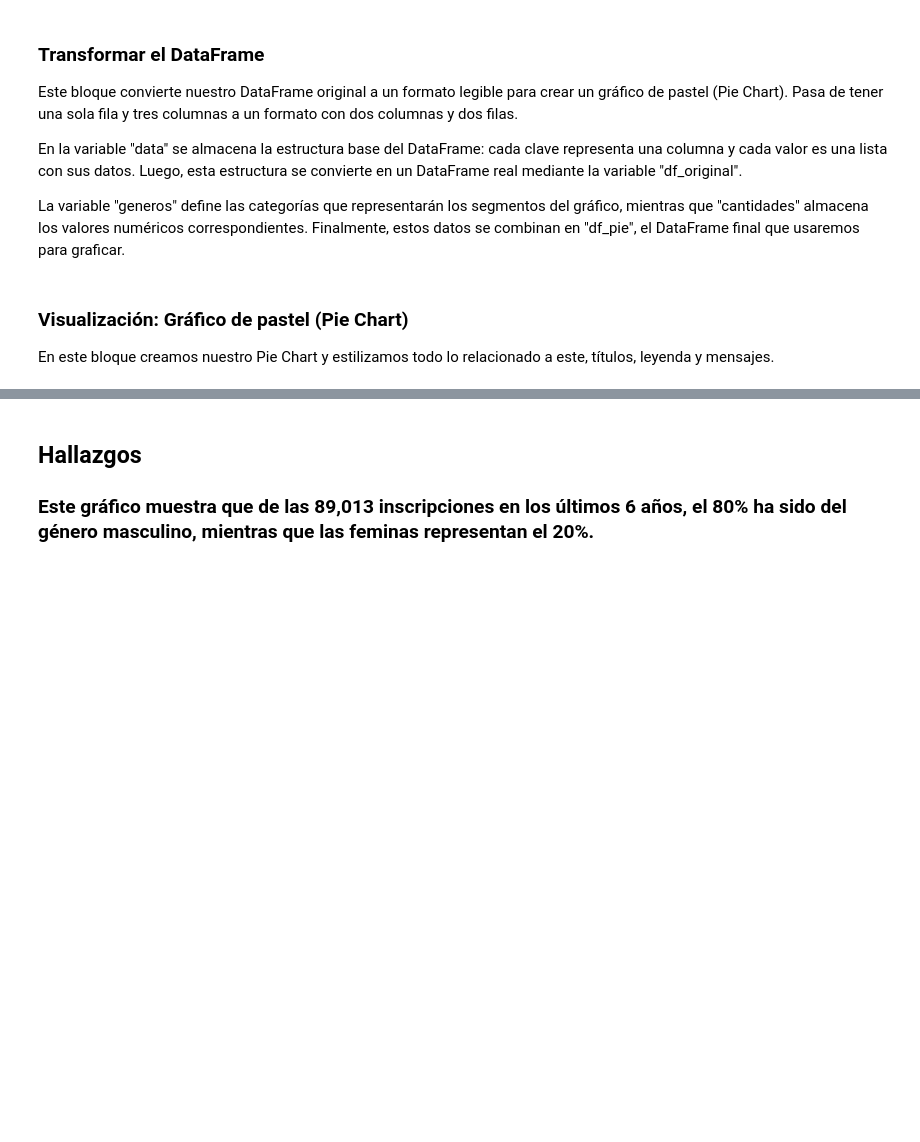
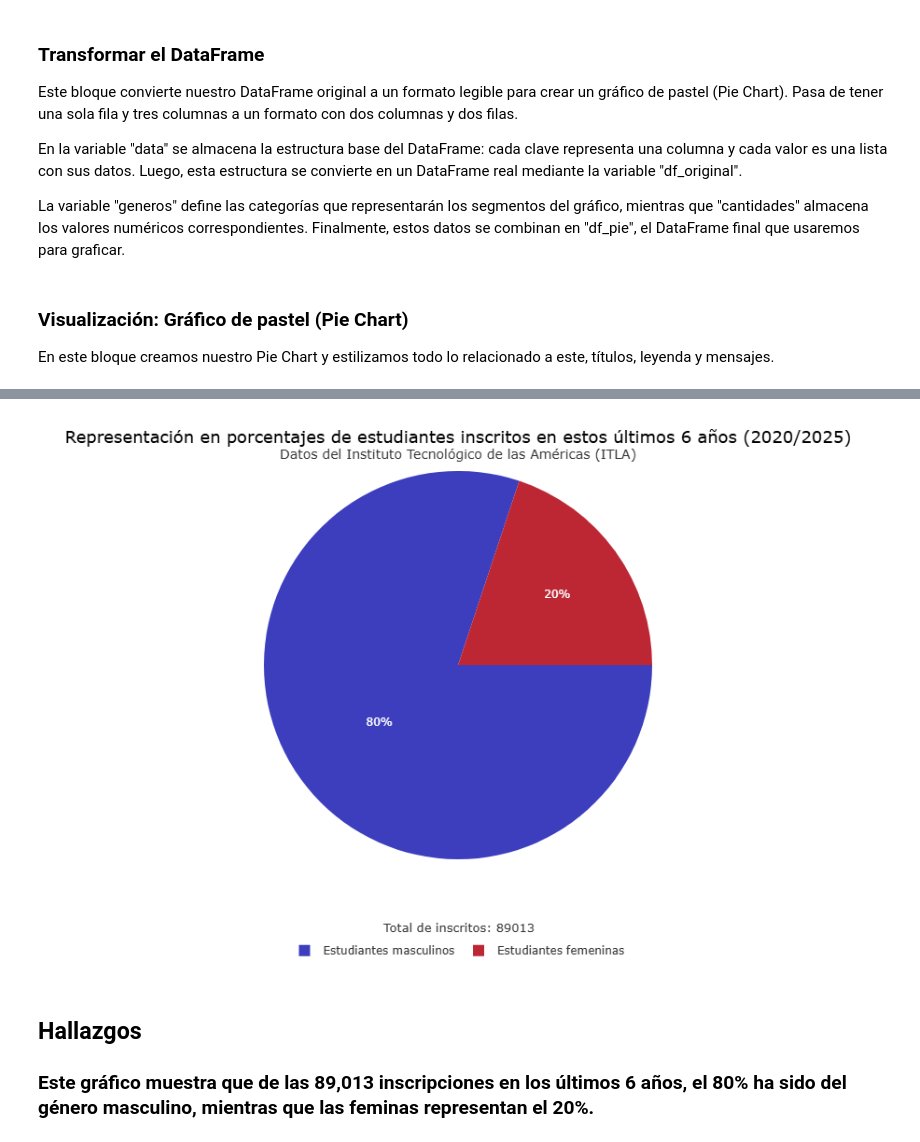
Before and after one commit to fernan-15/ITLA_Analisis_inscritos, a Jupyter notebook: estudiantes_inscritos_ITLA.ipynb, the cells around one changed output, grey strips where cells are left out. Saved outputs shown, nothing was run; the diff lists cells and outputs as text; code cells hidden in the pictures; blank space fills up the shorter version.

```diff
--- a/estudiantes_inscritos_ITLA.ipynb
+++ b/estudiantes_inscritos_ITLA.ipynb
@@ -280,15 +282,19 @@ fig = px.pie(
     color_discrete_sequence = ["#3c3ebe", "#bd2734"],
 
 )
-# Título principal
+# Título principal y size
 fig.update_layout(
     title = {
         "text": "Representación en porcentajes de estudiantes inscritos en estos últimos 6 años (2020/2025)",
         "font": {
-            "size": 14,
+            "size": 18,
             "color": "black"
             }
-    })
+    },
+    width = 900,
+    height = 600
+)
+
 # Ubicación de la leyenda
 fig.update_layout(
     legend_title = None,
@@ -307,7 +313,7 @@ fig.add_annotation(
     x = 0.5,
     y = 1.07,
     showarrow = False,
-    font = {"size" : 10}
+    font = {"size" : 14}
 
 )
 # Añadiendo un segundo mensaje al gráfico
@@ -330,3 +335,4 @@ fig.show()
+[figure, added]
 # %% [markdown]
 ## Hallazgos
 ### Este gráfico muestra que de las 89,013 inscripciones en los últimos 6 años,  el 80% ha sido del género masculino, mientras que las feminas representan el 20%.
```
Also changed, not shown: parts of 4 cells of this notebook.
